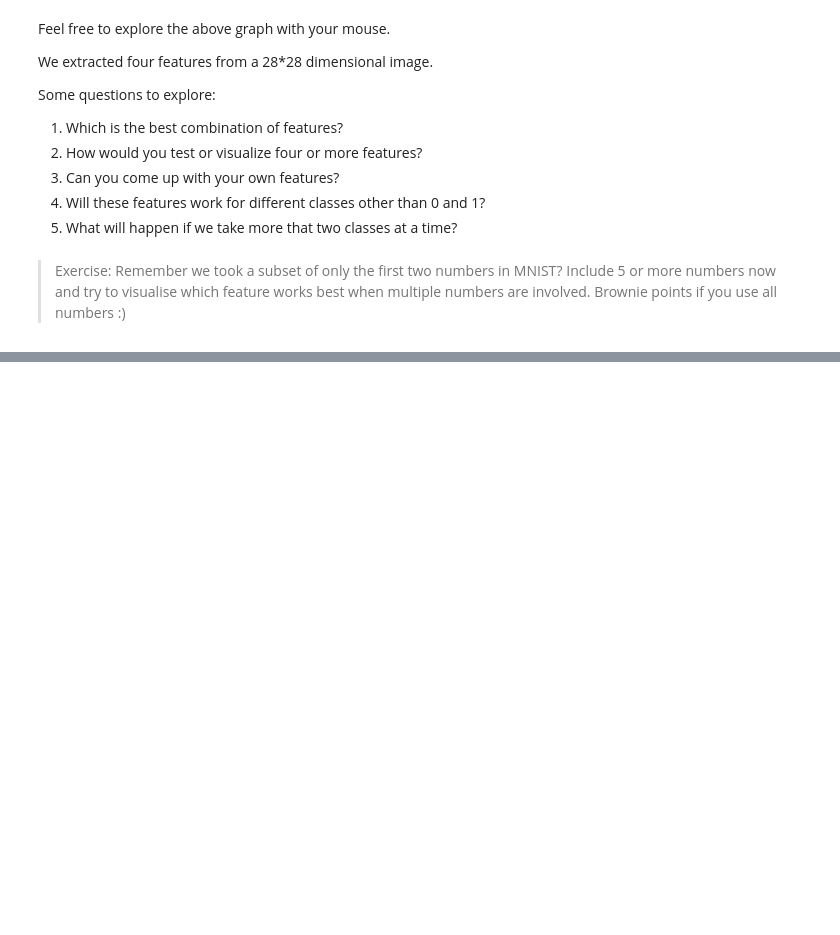
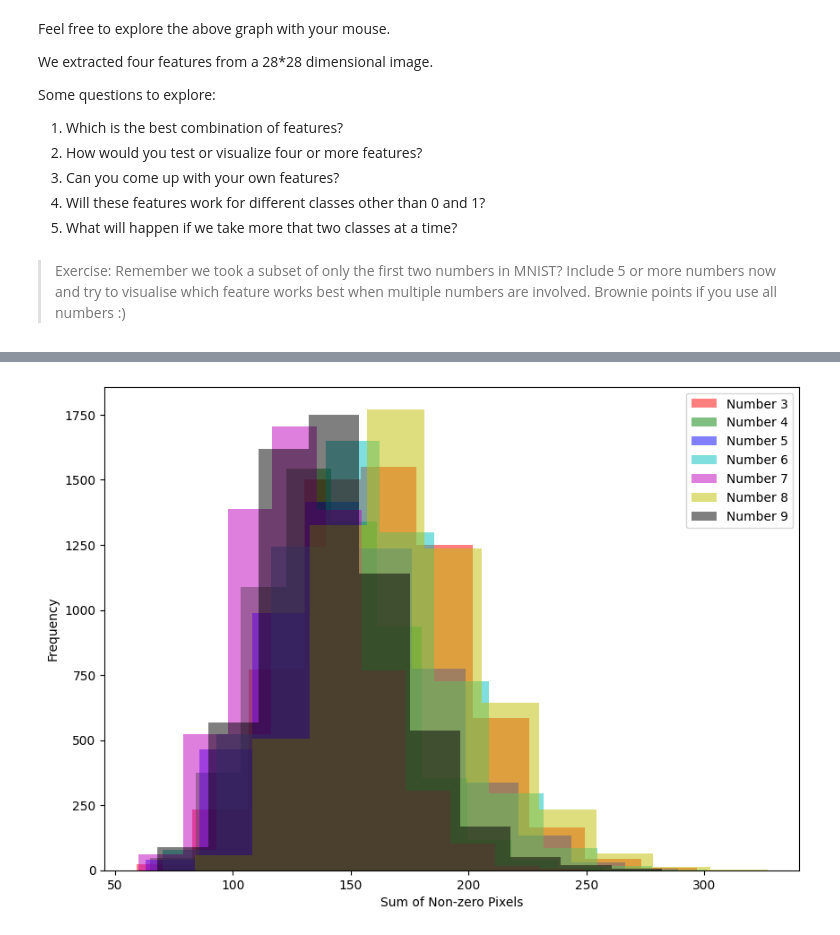
Before and after one commit to Anushadhirde/FMML_lab, a Jupyter notebook: FMML_M1L1.ipynb, the cells around one changed output, grey strips where cells are left out. Cells and saved outputs as stored; diff of their text form; code cells hidden in the pictures; blank space fills up the shorter version.

```diff
--- a/FMML_M1L1.ipynb
+++ b/FMML_M1L1.ipynb
@@ -496,0 +639,26 @@ Some questions to explore:
+# %%
+numbers = [3, 4, 5, 6, 7, 8, 9]
+
+# Setting up colors for each histogram
+colors = ['r', 'g', 'b', 'c', 'm', 'y', 'k']
+
+# Plot histograms
+plt.figure(figsize=(10, 7))
+
+for i, num in enumerate(numbers):
+    # Extract all images for the current number
+    num_images = train_X[train_y == num, :, :]
+
+    # Calculate the sum of non-zero pixels for each image
+    sum_num = np.sum(num_images > 0, axis=(1, 2))  # Threshold before adding up
+
+    # Plot the histogram for the current number
+    plt.hist(sum_num, alpha=0.5, label=f'Number {num}', color=colors[i])
+
+# Add labels and show the plot
+plt.xlabel('Sum of Non-zero Pixels')
+plt.ylabel('Frequency')
+plt.legend()
+plt.show()
+# %% [output]
+[figure, added]
```
Also changed, not shown: parts of 15 cells of this notebook.
